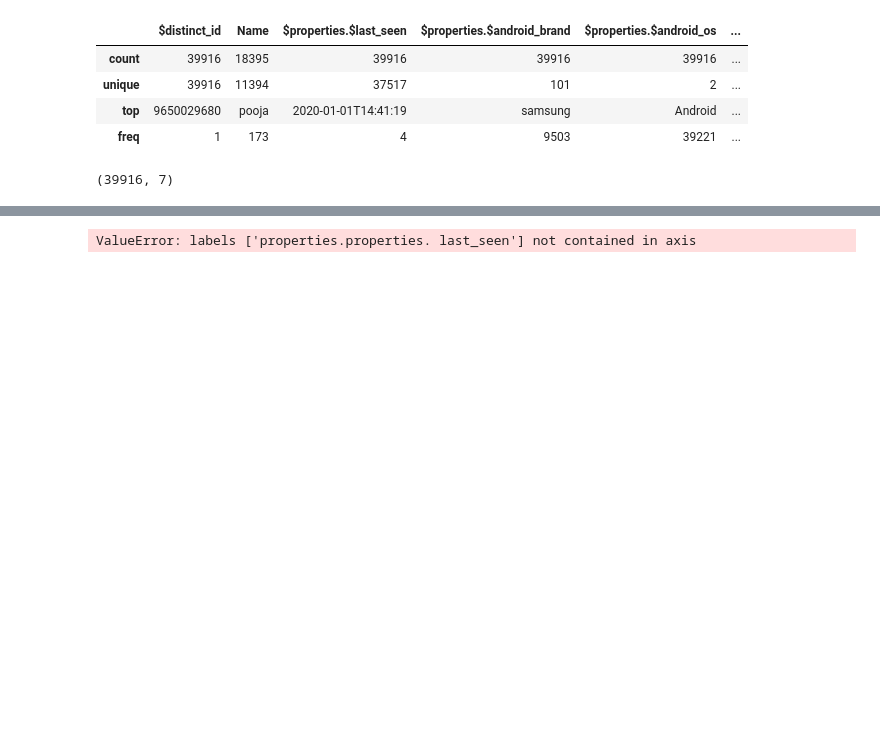
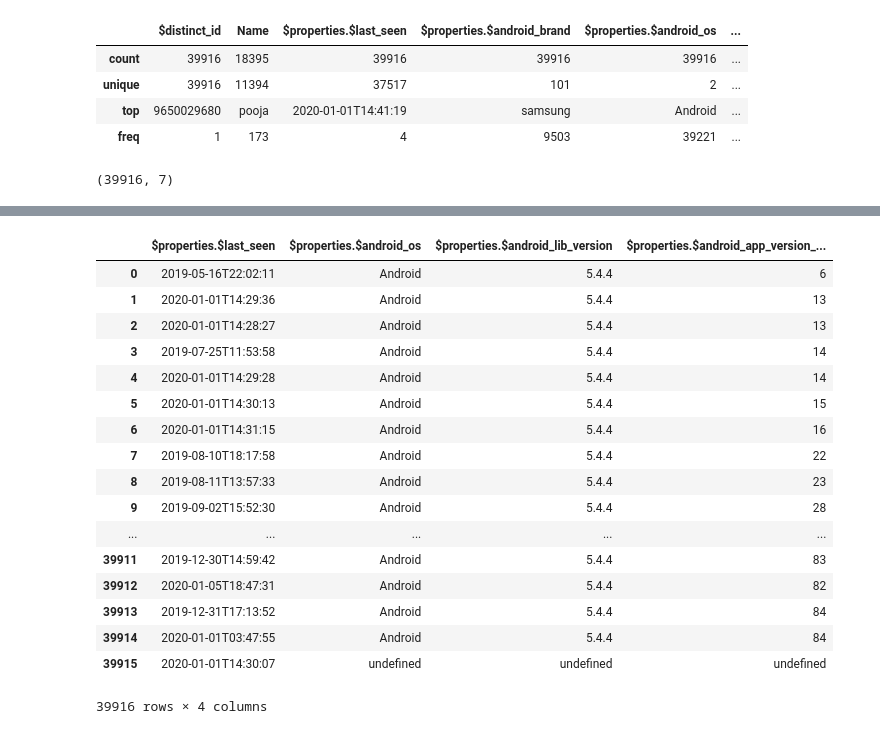
Before and after one commit to B4xAbhishek/octodata, a Jupyter notebook: octo version csv.ipynb, the cells around one changed output, grey strips where cells are left out. Drawn from its saved outputs; the diff is of its cells as text; code cells hidden in the pictures; blank space fills up the shorter version.

```diff
--- a/octo version csv.ipynb
+++ b/octo version csv.ipynb
@@ -44,4 +67,21 @@ df.drop('Name', axis=1, inplace=True)
 # %%
-df.drop('properties.properties. last_seen',axis=1,inplace=True)
+df.drop(df.columns[1], axis=1)
 # %% [output]
+|  | $properties.$last_seen | $properties.$android_os | $properties.$android_lib_version | $properties.$android_app_version_... |
+| 0 | 2019-05-16T22:02:11 | Android | 5.4.4 | 6 |
+| 1 | 2020-01-01T14:29:36 | Android | 5.4.4 | 13 |
+| 2 | 2020-01-01T14:28:27 | Android | 5.4.4 | 13 |
+| 3 | 2019-07-25T11:53:58 | Android | 5.4.4 | 14 |
+| 4 | 2020-01-01T14:29:28 | Android | 5.4.4 | 14 |
+| 5 | 2020-01-01T14:30:13 | Android | 5.4.4 | 15 |
+| 6 | 2020-01-01T14:31:15 | Android | 5.4.4 | 16 |
+| 7 | 2019-08-10T18:17:58 | Android | 5.4.4 | 22 |
+| 8 | 2019-08-11T13:57:33 | Android | 5.4.4 | 23 |
+| 9 | 2019-09-02T15:52:30 | Android | 5.4.4 | 28 |
+| ... | ... | ... | ... | ... |
+| 39911 | 2019-12-30T14:59:42 | Android | 5.4.4 | 83 |
+| 39912 | 2020-01-05T18:47:31 | Android | 5.4.4 | 82 |
+| 39913 | 2019-12-31T17:13:52 | Android | 5.4.4 | 84 |
+| 39914 | 2020-01-01T03:47:55 | Android | 5.4.4 | 84 |
+| 39915 | 2020-01-01T14:30:07 | undefined | undefined | undefined |
-ValueError: labels ['properties.properties. last_seen'] not contained in axis
+39916 rows × 4 columns
```
Also changed, not shown: parts of 5 cells of this notebook.
